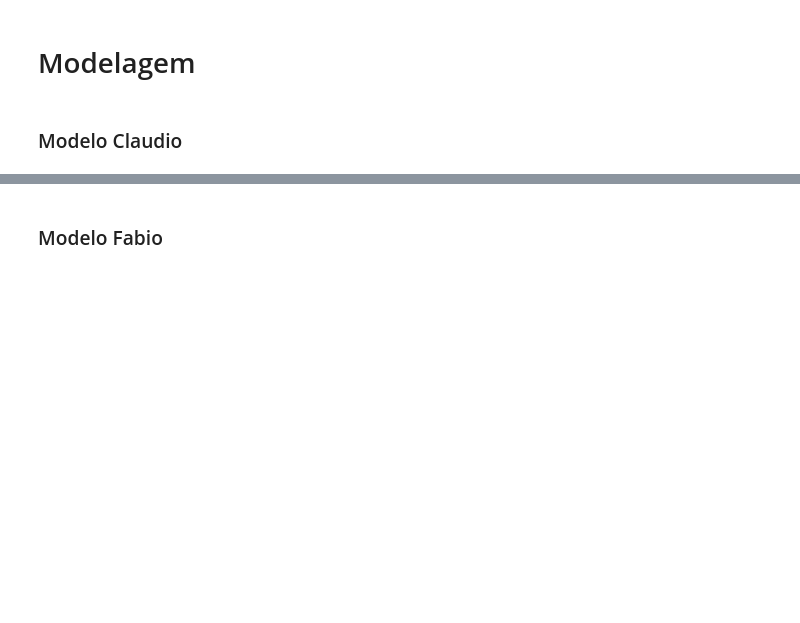
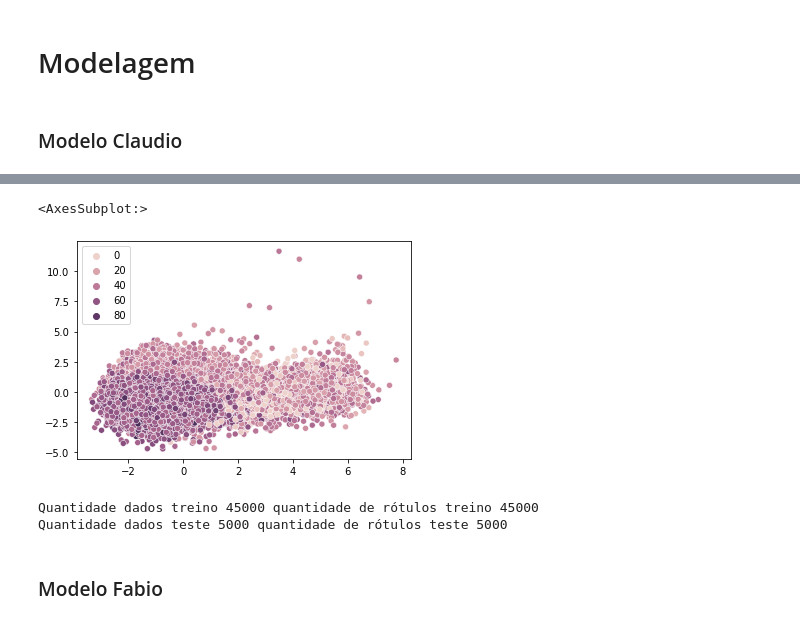
Before and after one commit to cvmoretti/spotify-prediction-task, a Jupyter notebook: music_genre_classification.ipynb, the cells around one changed output, grey strips where cells are left out. Saved outputs shown, nothing was run; the diff lists cells and outputs as text; code cells hidden in the pictures; blank space fills up the shorter version.

```diff
--- a/music_genre_classification.ipynb
+++ b/music_genre_classification.ipynb
@@ -270,0 +361,18 @@ spotify_c = spotify.copy()
+# %%
+#PCA com Normalização ZScore
+pca = PCA(n_components=2)
+x_norm = zscoreNorm
+dados_pca = pca.fit_transform(x_norm)
+sns.scatterplot(x=dados_pca[:, 0], y=dados_pca[:, 1], hue=y)
+# %% [output]
+<AxesSubplot:>
+[figure, added]
+# %%
+#Realiza Treino dos dados
+x_treino, x_teste, y_treino, y_teste = train_test_split(dados_pca, y, test_size=0.1, random_state=99, shuffle=True)
+
+print(f'Quantidade dados treino {len(x_treino)} quantidade de rótulos treino {len(y_treino)}')
+print(f'Quantidade dados teste {len(x_teste)} quantidade de rótulos teste {len(y_teste)}')
+# %% [output]
+Quantidade dados treino 45000 quantidade de rótulos treino 45000
+Quantidade dados teste 5000 quantidade de rótulos teste 5000
```
Also changed, not shown: parts of 16 cells of this notebook.
